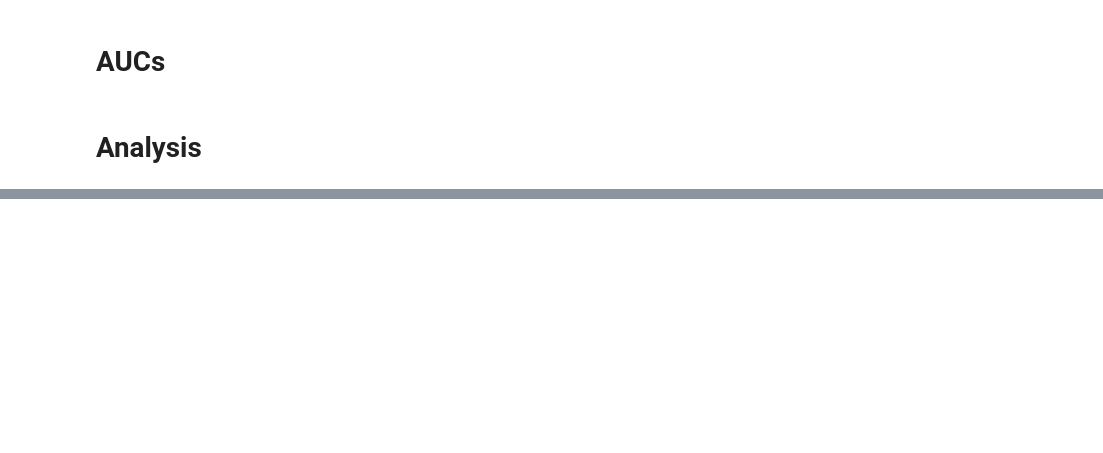
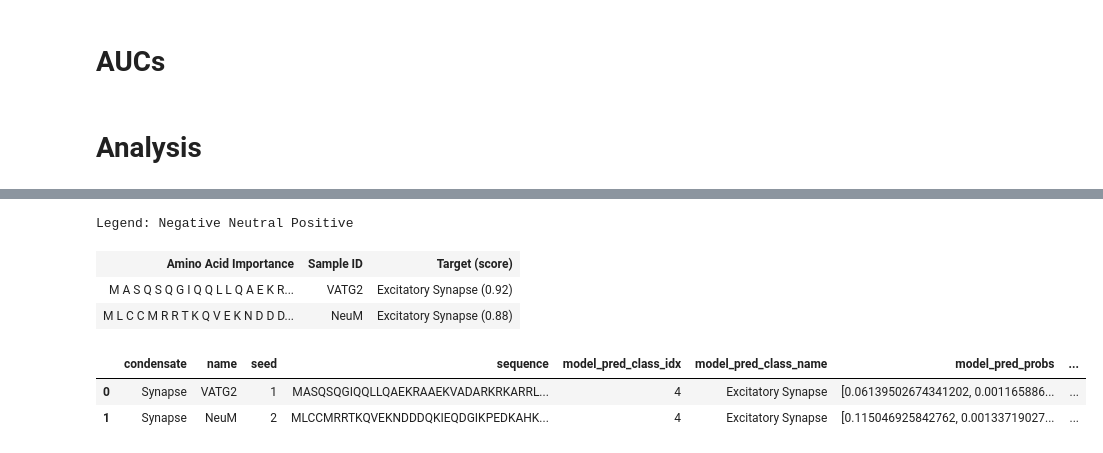
Before and after one commit to Synaptic-Logistics-Lab/SynapseGigamapper, a Jupyter notebook: notebook/Analysis.ipynb, the cells around one changed output, grey strips where cells are left out. Saved outputs shown, nothing was run; the diff lists cells and outputs as text; code cells hidden in the pictures; blank space fills up the shorter version.

```diff
--- a/notebook/Analysis.ipynb
+++ b/notebook/Analysis.ipynb
@@ -320,0 +433,5 @@ data.to_csv('disease_mutations_reference_set_preds.csv', index=False)
+# %%
+# [T4] Predict scores
+
+scores = predict_condensates(model, sequences, batch_size=8, round_scores=True)
+print("Scores shape:", scores.shape)
@@ -331,6 +456,0 @@ ys = [d['y'] for d in test_dataset.dataset]
-# %%
-model = load_model(args)
-model = model[0]
-model.eval()
-model = model.to(device)
-print()
@@ -520,17 +688,0 @@ pd.DataFrame(sequence_dict_copy).to_csv('attributions.csv', index=False)
-# %%
-paths = []
-for root,_,files in os.walk(os.path.join(esm_directory, "trajectories")):
-    paths.extend([ os.path.join(root, f) for f in files if f.endswith('.txt')])
-
-
-idr2scores = defaultdict(list)
-preds = []
-for p in paths:
-    config = os.path.join(os.path.dirname(p), ".hydra/config.yaml")
-    with open(config, 'r') as file:
-        config = yaml.safe_load(file)
-    condensate = p.split('/')[-1].split('.')[0]
-    with open(p, 'r') as f:
-        preds = f.readlines()
-    preds = [p.strip('\n') for p in preds]
-    idr2scores[f"{condensate}_{config['seed']}"].extend([p.split('\t') for p in preds])
@@ -731,0 +689,25 @@ protpy.ctd_distribution(sample['x']).to_dict()
+# %%
+# [AN5] Visualize attributions and save to disk
+
+html = visualize_text(records)
+
+with open("html_file.html", "w") as f:
+    f.write(html.data)
+
+# Also save the attribution data as CSV
+for sequence_dict in sequence_dict_copy:
+    seq = sequence_dict["sequence"]
+    sequence_dict["full_sequence"] = seq + mcherry
+
+attr_df = pd.DataFrame(sequence_dict_copy)
+attr_df.to_csv("attributions.csv", index=False)
+
+attr_df.head()
+# %% [output]
+Legend: Negative Neutral Positive
+| Amino Acid Importance | Sample ID | Target (score) |
+| M A S Q S Q G I Q Q L L Q A E K R... | VATG2 | Excitatory Synapse (0.92) |
+| M L C C M R R T K Q V E K N D D D... | NeuM | Excitatory Synapse (0.88) |
+|  | condensate | name | seed | sequence | model_pred_class_idx | model_pred_class_name | model_pred_probs | ... |
+| 0 | Synapse | VATG2 | 1 | MASQSQGIQQLLQAEKRAAEKVADARKRKARRL... | 4 | Excitatory Synapse | [0.06139502674341202, 0.001165886... | ... |
+| 1 | Synapse | NeuM | 2 | MLCCMRRTKQVEKNDDDQKIEQDGIKPEDKAHK... | 4 | Excitatory Synapse | [0.115046925842762, 0.00133719027... | ... |
```
Also changed, not shown: parts of 132 cells of this notebook, 3 other files.
